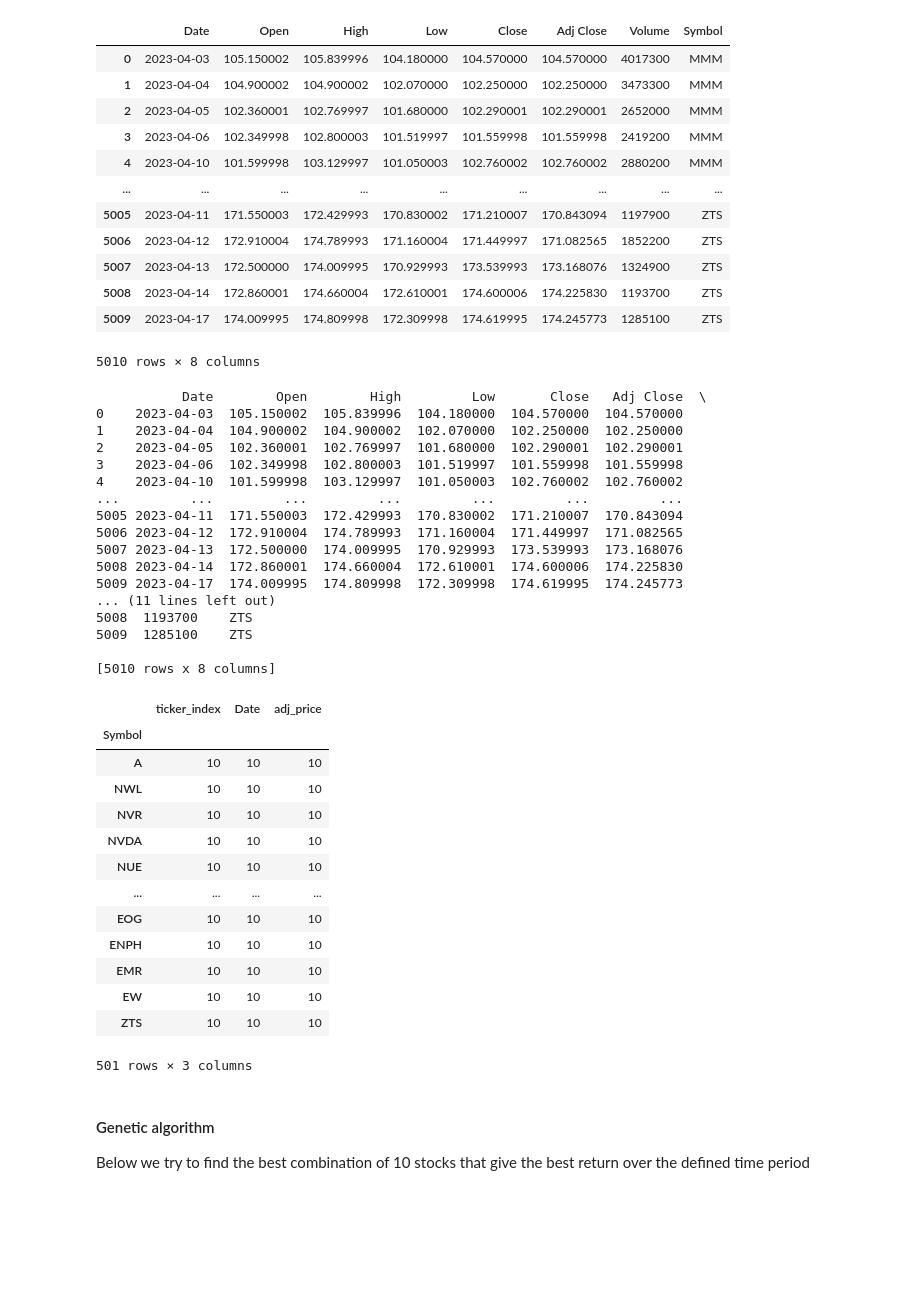
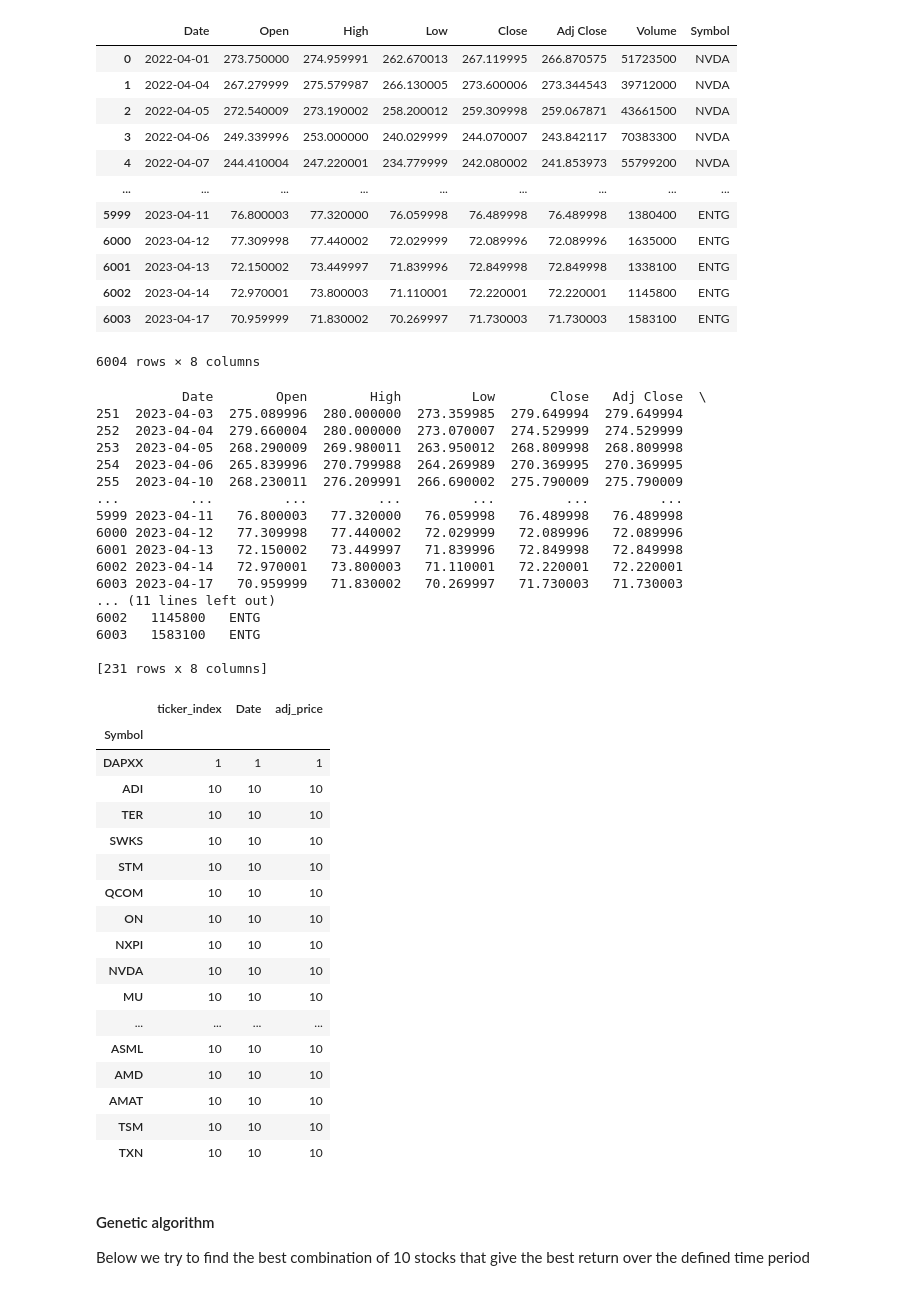
Before and after one commit to patricklau12/GA_Stock, a Jupyter notebook: find_portfolio.ipynb, the cells around one changed output. Drawn from its saved outputs; the diff is of its cells as text; code cells hidden in the pictures; blank space fills up the shorter version.

```diff
--- a/find_portfolio.ipynb
+++ b/find_portfolio.ipynb
@@ -8,22 +8,22 @@ import random
 mpl.rcParams['figure.facecolor'] = 'white'
 mpl.rcParams["figure.figsize"] = (10, 7)
 # %%
-data = pd.read_excel("sp500_historical_data.xlsx")
+data = pd.read_excel("sp500_historical_data2.xlsx")
 data
 # %% [output]
 |  | Date | Open | High | Low | Close | Adj Close | Volume | Symbol |
-| 0 | 2023-04-03 | 105.150002 | 105.839996 | 104.180000 | 104.570000 | 104.570000 | 4017300 | MMM |
-| 1 | 2023-04-04 | 104.900002 | 104.900002 | 102.070000 | 102.250000 | 102.250000 | 3473300 | MMM |
-| 2 | 2023-04-05 | 102.360001 | 102.769997 | 101.680000 | 102.290001 | 102.290001 | 2652000 | MMM |
-| 3 | 2023-04-06 | 102.349998 | 102.800003 | 101.519997 | 101.559998 | 101.559998 | 2419200 | MMM |
-| 4 | 2023-04-10 | 101.599998 | 103.129997 | 101.050003 | 102.760002 | 102.760002 | 2880200 | MMM |
+| 0 | 2022-04-01 | 273.750000 | 274.959991 | 262.670013 | 267.119995 | 266.870575 | 51723500 | NVDA |
+| 1 | 2022-04-04 | 267.279999 | 275.579987 | 266.130005 | 273.600006 | 273.344543 | 39712000 | NVDA |
+| 2 | 2022-04-05 | 272.540009 | 273.190002 | 258.200012 | 259.309998 | 259.067871 | 43661500 | NVDA |
+| 3 | 2022-04-06 | 249.339996 | 253.000000 | 240.029999 | 244.070007 | 243.842117 | 70383300 | NVDA |
+| 4 | 2022-04-07 | 244.410004 | 247.220001 | 234.779999 | 242.080002 | 241.853973 | 55799200 | NVDA |
 | ... | ... | ... | ... | ... | ... | ... | ... | ... |
-| 5005 | 2023-04-11 | 171.550003 | 172.429993 | 170.830002 | 171.210007 | 170.843094 | 1197900 | ZTS |
-| 5006 | 2023-04-12 | 172.910004 | 174.789993 | 171.160004 | 171.449997 | 171.082565 | 1852200 | ZTS |
-| 5007 | 2023-04-13 | 172.500000 | 174.009995 | 170.929993 | 173.539993 | 173.168076 | 1324900 | ZTS |
-| 5008 | 2023-04-14 | 172.860001 | 174.660004 | 172.610001 | 174.600006 | 174.225830 | 1193700 | ZTS |
-| 5009 | 2023-04-17 | 174.009995 | 174.809998 | 172.309998 | 174.619995 | 174.245773 | 1285100 | ZTS |
+| 5999 | 2023-04-11 | 76.800003 | 77.320000 | 76.059998 | 76.489998 | 76.489998 | 1380400 | ENTG |
+| 6000 | 2023-04-12 | 77.309998 | 77.440002 | 72.029999 | 72.089996 | 72.089996 | 1635000 | ENTG |
+| 6001 | 2023-04-13 | 72.150002 | 73.449997 | 71.839996 | 72.849998 | 72.849998 | 1338100 | ENTG |
+| 6002 | 2023-04-14 | 72.970001 | 73.800003 | 71.110001 | 72.220001 | 72.220001 | 1145800 | ENTG |
+| 6003 | 2023-04-17 | 70.959999 | 71.830002 | 70.269997 | 71.730003 | 71.730003 | 1583100 | ENTG |
-5010 rows × 8 columns
+6004 rows × 8 columns
 # %%
 df = data.copy()
 start_date = "2023-04-01"
@@ -42,39 +42,43 @@ df["adj_price"] = df["price"] / firsts["price"]
 df = df[["Symbol", "ticker_index", "Date", "adj_price"]]
 # %% [output]
            Date        Open        High         Low       Close   Adj Close  \
-0    2023-04-03  105.150002  105.839996  104.180000  104.570000  104.570000
-1    2023-04-04  104.900002  104.900002  102.070000  102.250000  102.250000
-2    2023-04-05  102.360001  102.769997  101.680000  102.290001  102.290001
-3    2023-04-06  102.349998  102.800003  101.519997  101.559998  101.559998
-4    2023-04-10  101.599998  103.129997  101.050003  102.760002  102.760002
+251  2023-04-03  275.089996  280.000000  273.359985  279.649994  279.649994
+252  2023-04-04  279.660004  280.000000  273.070007  274.529999  274.529999
+253  2023-04-05  268.290009  269.980011  263.950012  268.809998  268.809998
+254  2023-04-06  265.839996  270.799988  264.269989  270.369995  270.369995
+255  2023-04-10  268.230011  276.209991  266.690002  275.790009  275.790009
 ...         ...         ...         ...         ...         ...         ...
-5005 2023-04-11  171.550003  172.429993  170.830002  171.210007  170.843094
-5006 2023-04-12  172.910004  174.789993  171.160004  171.449997  171.082565
-5007 2023-04-13  172.500000  174.009995  170.929993  173.539993  173.168076
-5008 2023-04-14  172.860001  174.660004  172.610001  174.600006  174.225830
-5009 2023-04-17  174.009995  174.809998  172.309998  174.619995  174.245773
+5999 2023-04-11   76.800003   77.320000   76.059998   76.489998   76.489998
+6000 2023-04-12   77.309998   77.440002   72.029999   72.089996   72.089996
+6001 2023-04-13   72.150002   73.449997   71.839996   72.849998   72.849998
+6002 2023-04-14   72.970001   73.800003   71.110001   72.220001   72.220001
+6003 2023-04-17   70.959999   71.830002   70.269997   71.730003   71.730003
 ... (11 lines left out)
-5008  1193700    ZTS
-5009  1285100    ZTS
+6002   1145800   ENTG
+6003   1583100   ENTG
 
-[5010 rows x 8 columns]
+[231 rows x 8 columns]
 # %%
 df.groupby("Symbol").count().sort_values("Date")
 # %% [output]
 |  | ticker_index | Date | adj_price |
 | Symbol |  |  |  |
-| A | 10 | 10 | 10 |
-| NWL | 10 | 10 | 10 |
-| NVR | 10 | 10 | 10 |
+| DAPXX | 1 | 1 | 1 |
+| ADI | 10 | 10 | 10 |
+| TER | 10 | 10 | 10 |
+| SWKS | 10 | 10 | 10 |
+| STM | 10 | 10 | 10 |
+| QCOM | 10 | 10 | 10 |
+| ON | 10 | 10 | 10 |
+| NXPI | 10 | 10 | 10 |
 | NVDA | 10 | 10 | 10 |
-| NUE | 10 | 10 | 10 |
+| MU | 10 | 10 | 10 |
 | ... | ... | ... | ... |
-| EOG | 10 | 10 | 10 |
-| ENPH | 10 | 10 | 10 |
-| EMR | 10 | 10 | 10 |
-| EW | 10 | 10 | 10 |
-| ZTS | 10 | 10 | 10 |
+| ASML | 10 | 10 | 10 |
+| AMD | 10 | 10 | 10 |
+| AMAT | 10 | 10 | 10 |
+| TSM | 10 | 10 | 10 |
+| TXN | 10 | 10 | 10 |
-501 rows × 3 columns
 # %% [markdown]
 #### Genetic algorithm
 
```
Also changed, not shown: parts of 3 cells of this notebook, 2 other files.
